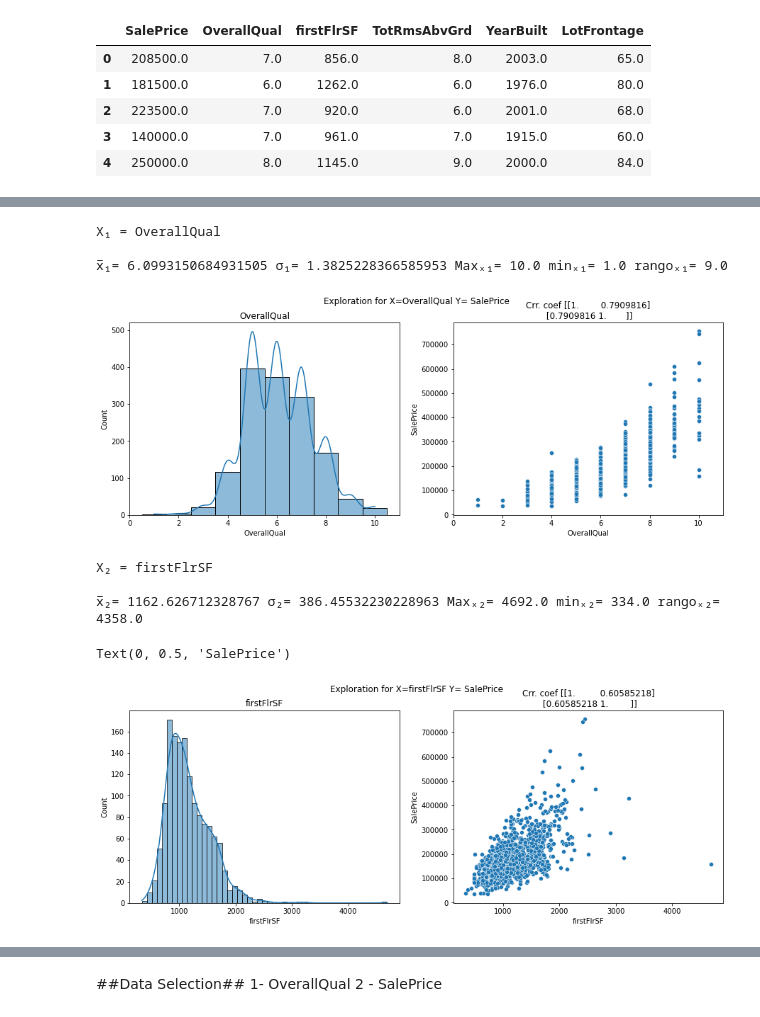
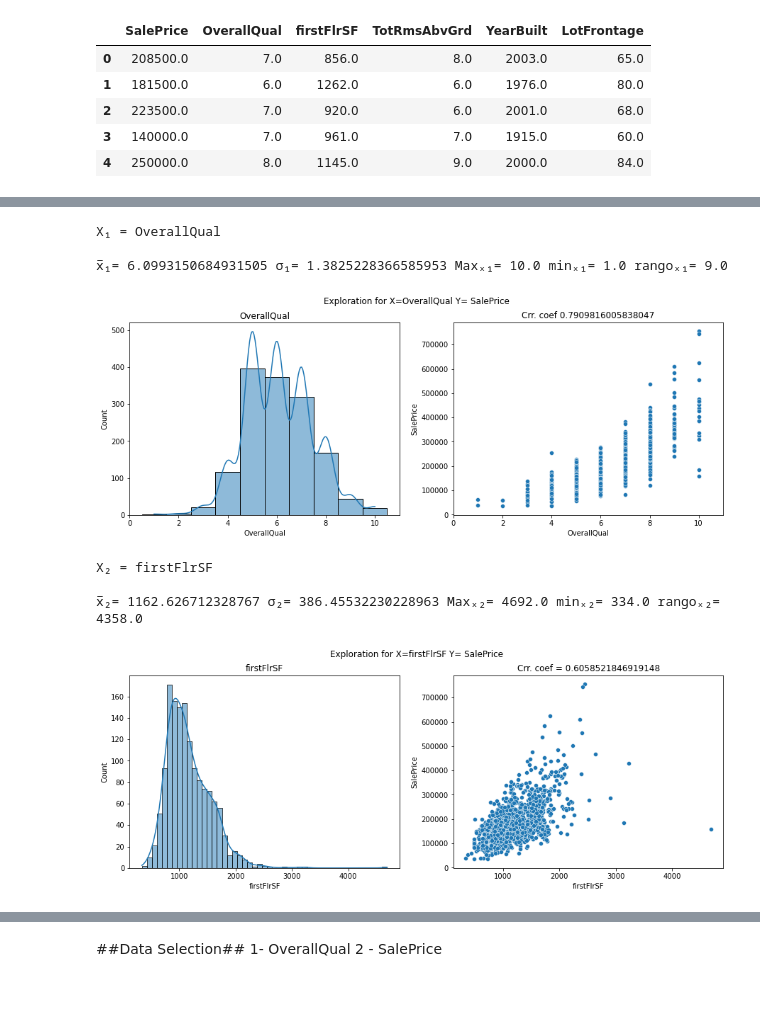
Before and after one commit to cavendano01/linear_regression_project, a Jupyter notebook: linear_regression.ipynb, the cells around one changed output, grey strips where cells are left out. Saved outputs shown, nothing was run; the diff lists cells and outputs as text; code cells hidden in the pictures.

```diff
--- a/linear_regression.ipynb
+++ b/linear_regression.ipynb
@@ -42,35 +43,36 @@ df.describe()
 # %%
 print('X\u2081 = OverallQual\n\n'
 'x̅\u2081=', OverallQual.mean(),
 'σ\u2081=', OverallQual.std(),
 'Max\u2093\u2081=', OverallQual.max(),
 'min\u2093\u2081=', OverallQual.min(),
 'rango\u2093\u2081=', OverallQual.ptp(),
 '\n')
 
 #Calculating correlation coefficient
-rho1 = np.corrcoef(OverallQual, SalePrice)
+rho1_matrix = np.corrcoef(OverallQual, SalePrice)
+rho1 = rho1_matrix[0,1]
 
 #Creating Graphs
 fig, axes = plt.subplots(1, 2, sharex=True, figsize=(15,5))
 fig.suptitle('Exploration for X=OverallQual Y= SalePrice')
 
 #replacing distplot for histplot as displot is deprecated and histplot allows for use of axis (placing charts side by side)
 sns.histplot( data=OverallQual,discrete=True,kde=True, ax=axes[0])
 axes[0].set_title('OverallQual')
 axes[0].set_xlabel('OverallQual')
 
 sns.scatterplot(ax=axes[1], x=OverallQual, y=SalePrice)
 axes[1].set_title(f'Crr. coef {rho1}')
 axes[1].set_xlabel('OverallQual')
 axes[1].set_ylabel('SalePrice')
 
 plt.show()
 # %% [output]
 X₁ = OverallQual
 
 x̅₁= 6.0993150684931505 σ₁= 1.3825228366585953 Maxₓ₁= 10.0 minₓ₁= 1.0 rangoₓ₁= 9.0
-[figure, old version]
+[figure, new version]
 # %%
 print('X\u2082 = firstFlrSF\n\n'
 'x̅\u2082=', firstFlrSF.mean(),
@@ -81,7 +83,8 @@ print('X\u2082 = firstFlrSF\n\n'
 '\n')
 
 #Calculating correlation coefficient
-rho2 = np.corrcoef(firstFlrSF, SalePrice)
+rho2_matrix = np.corrcoef(firstFlrSF, SalePrice)
+rho2 = rho2_matrix[0,1]
 
 #Creating Graphs
 fig, axes = plt.subplots(1, 2,  figsize=(15,5))
@@ -102,8 +105,7 @@ plt.show()
 X₂ = firstFlrSF
 
 x̅₂= 1162.626712328767 σ₂= 386.45532230228963 Maxₓ₂= 4692.0 minₓ₂= 334.0 rangoₓ₂= 4358.0
-Text(0, 0.5, 'SalePrice')
-[figure, old version]
+[figure, new version]
 # %%
 print('X\u2083 = TotRmsAbvGrd\n\n'
 'x̅\u2083=', TotRmsAbvGrd.mean(),
```
Also changed, not shown: parts of 9 cells of this notebook.
